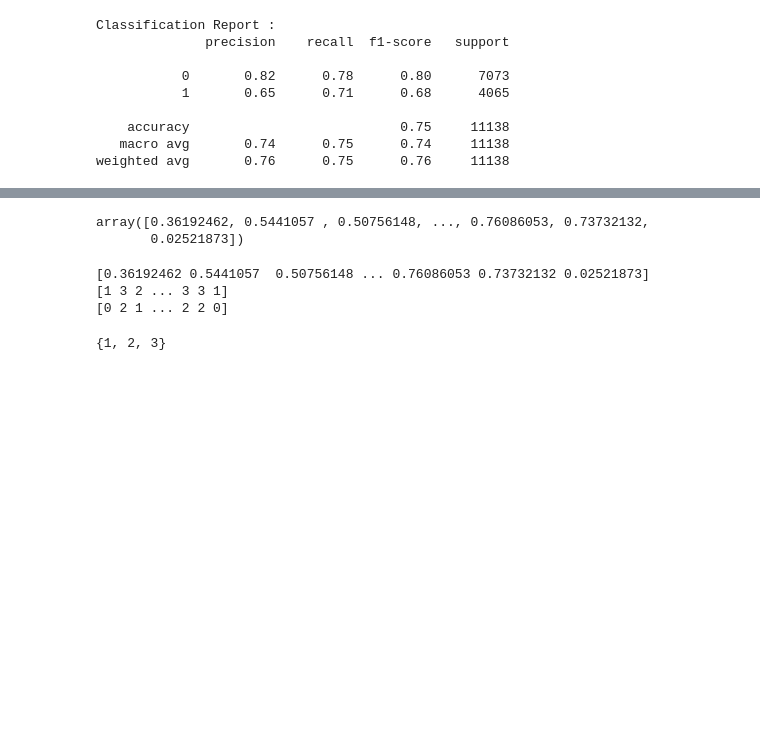
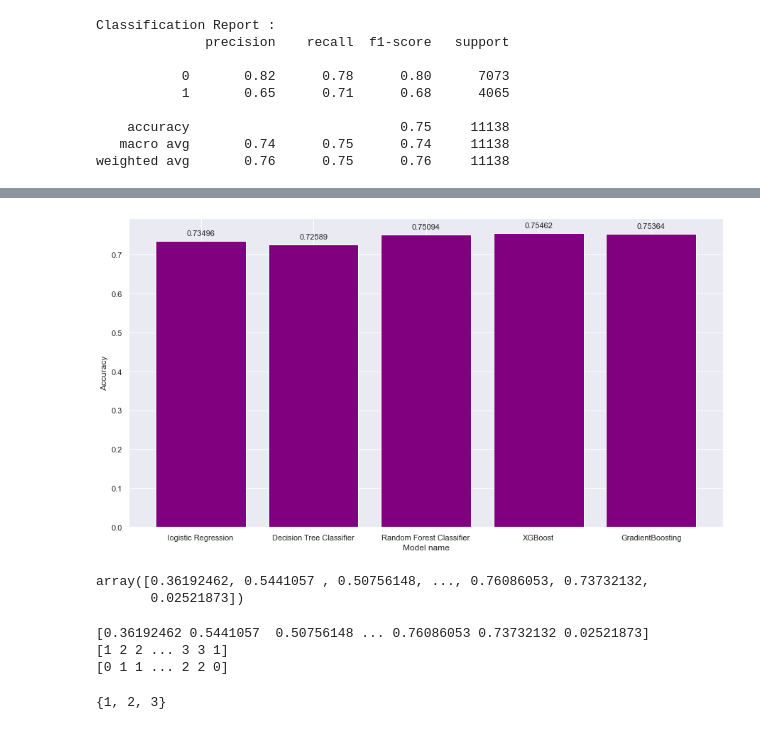
Before and after one commit to GPN87/DAVB-Project-4, a Jupyter notebook: tn-html/smoking5.ipynb, the cells around one changed output, grey strips where cells are left out. Cells and saved outputs as stored; diff of their text form; code cells hidden in the pictures; blank space fills up the shorter version.

```diff
--- a/tn-html/smoking5.ipynb
+++ b/tn-html/smoking5.ipynb
@@ -770,3 +769,38 @@ weighted avg       0.76      0.75      0.76     11138
+# %%
+# create a dictinary 2 of all ML models
+dic2 = {'logistic Regression':LGv2, 'Decision Tree Classifier':DTCv2, 'Random Forest Classifier':RFCv2, 'XGBoost':XGBv2, 'GradientBoosting':GBv2 }
+# %%
+# Visualize all ML model accuracy score results after re-training the data
+names2 = list(dic2.keys())
+values2 = list(dic2.values())
+plt.rc('font', size=20)
+
+plt.figure(figsize=(15,8))
+plt.xlabel('Model name')
+plt.ylabel('Accuracy')
+
+bars = plt.bar(range(len(dic2)), values2, tick_label=names,color='purple')
+for bar, value2 in zip(bars, values2):
+    plt.text(bar.get_x() + bar.get_width() / 2, bar.get_height() + 0.01, f'{value2:.5f}', ha='center', va='bottom', fontsize=11)
+
+plt.show()
+
+# # Re-Visualize all ML model accuracy score results
+# names2 = list(dic2.keys())
+# values2 = list(dic2.values())
+# plt.rc('font', size=20)
+
+# plt.figure(figsize=(15,8))
+# plt.xlabel('Model name')
+# plt.ylabel('Accuracy')
+
+# bars = plt.bar(range(len(dic2)), values2, tick_label=names2,color='purple')
+# for bar, value2 in zip(bars, values2):
+#     plt.text(bar.get_x() + bar.get_width() / 2, bar.get_height() + 0.01, f'{value2:.5f}', ha='center', va='bottom', fontsize=11)
+
+# plt.show()
+# %% [output]
+[figure, added]
 # %%
 # Fit random forest model for classification
 # rf_model = RandomForestClassifier(n_estimators=100, max_depth=15, min_samples_split=5, min_samples_leaf=45)
@@ -787,7 +822,7 @@ array([0.36192462, 0.5441057 , 0.50756148, ..., 0.76086053, 0.73732132,
        0.02521873])
 # %%
 # Define the thresholds
-thresholds = [0.0, 0.4, 0.525, 1.0]
+thresholds = [0.0, 0.4, 0.7, 1.0]
 # Get the predicted probabilities for the test set
 y_prob_rf = GB_model.predict_proba(X_test2)[:, 1]
 print(y_prob_rf)
@@ -799,8 +834,8 @@ y_cat_rf -= 1
 print(y_cat_rf)
 # %% [output]
 [0.36192462 0.5441057  0.50756148 ... 0.76086053 0.73732132 0.02521873]
-[1 3 2 ... 3 3 1]
-[0 2 1 ... 2 2 0]
+[1 2 2 ... 3 3 1]
+[0 1 1 ... 2 2 0]
 # %%
 set(np.digitize(y_prob_rf, thresholds))
 # %% [output]
```
Also changed, not shown: parts of 30 cells of this notebook, 2 other files.
